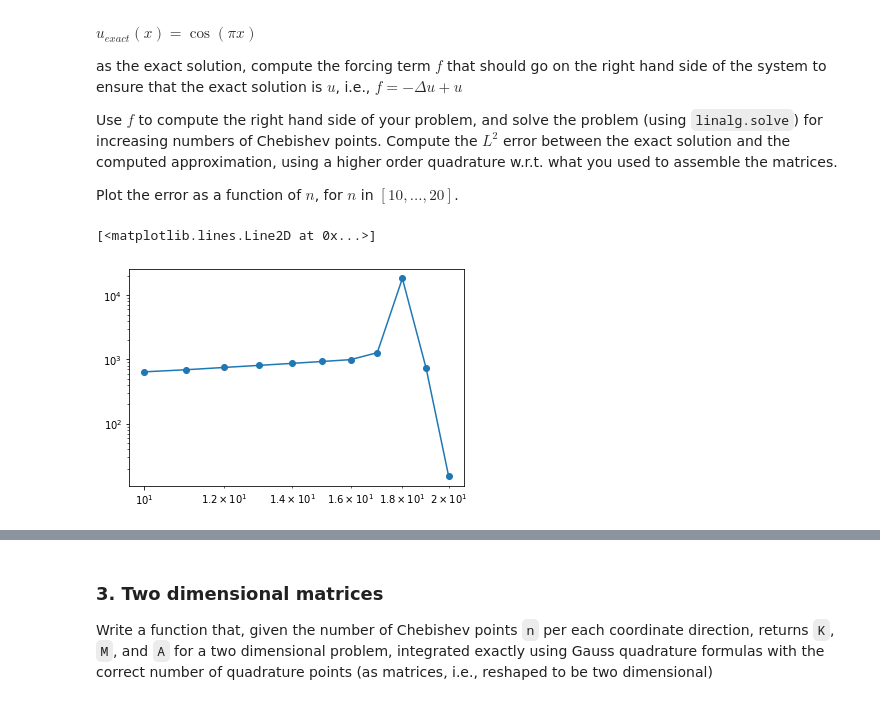
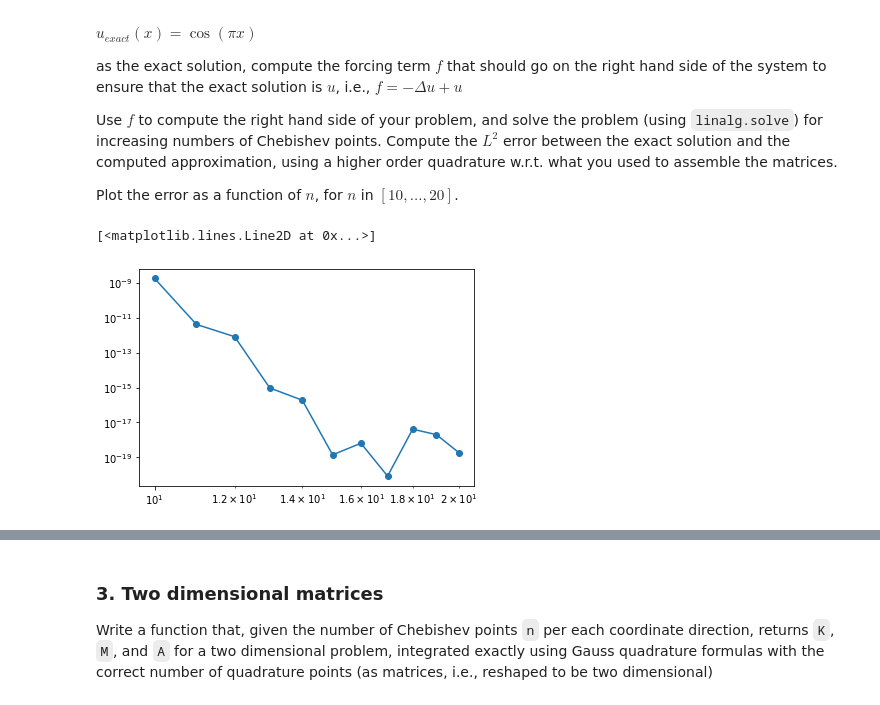
Before and after one commit to daniele-irto/na_exam, a Jupyter notebook: final_project.ipynb, the cells around one changed output, grey strips where cells are left out. Cells and saved outputs as stored; diff of their text form; code cells hidden in the pictures.

```diff
--- a/final_project.ipynb
+++ b/final_project.ipynb
@@ -204,3 +203,8 @@ from scipy.misc import derivative
+# %%
+def get_e(n, i):
+    e = np.zeros((n))
+    e[i] = 1
+    return e
 # %%
 def compute_one_dimensional_matrices(n):
 
@@ -211,12 +215,11 @@ def compute_one_dimensional_matrices(n):
     D = np.zeros((n, n))
 
     for i in range(n):
-        e = np.zeros((n))
-        e[i] = 1
-        v = lagrange(x, e)
+        ei = get_e(n, i)
+        v = lagrange(x, ei)
         for alpha in range(n):
             B[i, alpha] = v(q[alpha])
-            D[i, alpha] = derivative(v, q[alpha])
+            D[i, alpha] = np.polyder(v)(q[alpha])
 
     K = np.einsum('iq, q, jq', D, w, D)
     M = np.einsum('iq, q, jq', B, w, B)
@@ -248,45 +260,48 @@ Use $f$ to compute the right hand side of your problem, and solve the problem (u
 Plot the error as a function of $n$, for $n$ in $[10,...,20]$.
 # %%
 def get_f(n, rhs, x):
+
     m = 2*n
     q, w = np.polynomial.legendre.leggauss(m)
     f = np.zeros((n))
 
     for i in range(n):
-        e = np.zeros((n))
-        e[i] = 1
-        v = lagrange(x, e)
-        res = 0
-        for alpha in range(m):
-            res = res + v(q[alpha]) * rhs(q[alpha]) * w[alpha]
-        f[i] = res
+        ei = get_e(n, i)
+        v = lagrange(x, ei)
+        f[i] = np.sum(v(q) * rhs(q) * w)
 
     return f
 # %%
 def exact_one_d(x):
     return np.cos(np.pi * x)
 
 
 def rhs_one_d(x):
     return np.cos(np.pi * x) * (1 + np.pi**2)
 
 
-def compute_error_one_d(n, exact, rhs):
+def compute_error_one_d(n, exact, rhs, plot=False):
+
     x = np.polynomial.chebyshev.chebpts2(n)
-    q, w = np.polynomial.legendre.leggauss(n)
     _, _, A = compute_one_dimensional_matrices(n)
     f = get_f(n, rhs, x)
-    u = np.linalg.solve(A, f)
-    error = np.sum(np.power(exact(x) - u, 2))
+    u_approx = np.linalg.solve(A, f)
+    error = np.sum(np.power(exact(x) - u_approx, 2))
+
+    if plot:
+        plt.plot(x, exact(x), color='green', label='exact')
+        plt.plot(x, u_approx, color='red', label='approx')
+        plt.legend()
+
     return error
 
 
 error = []
 all_n = range(10, 21)
 for n in all_n:
     error.append(compute_error_one_d(n, exact_one_d, rhs_one_d))
 
 plt.loglog(all_n, error, 'o-')
 # %% [output]
 [<matplotlib.lines.Line2D at 0x...>]
-[figure, old version]
+[figure, new version]
```
Also changed, not shown: parts of 3 cells of this notebook, 1 other file.
